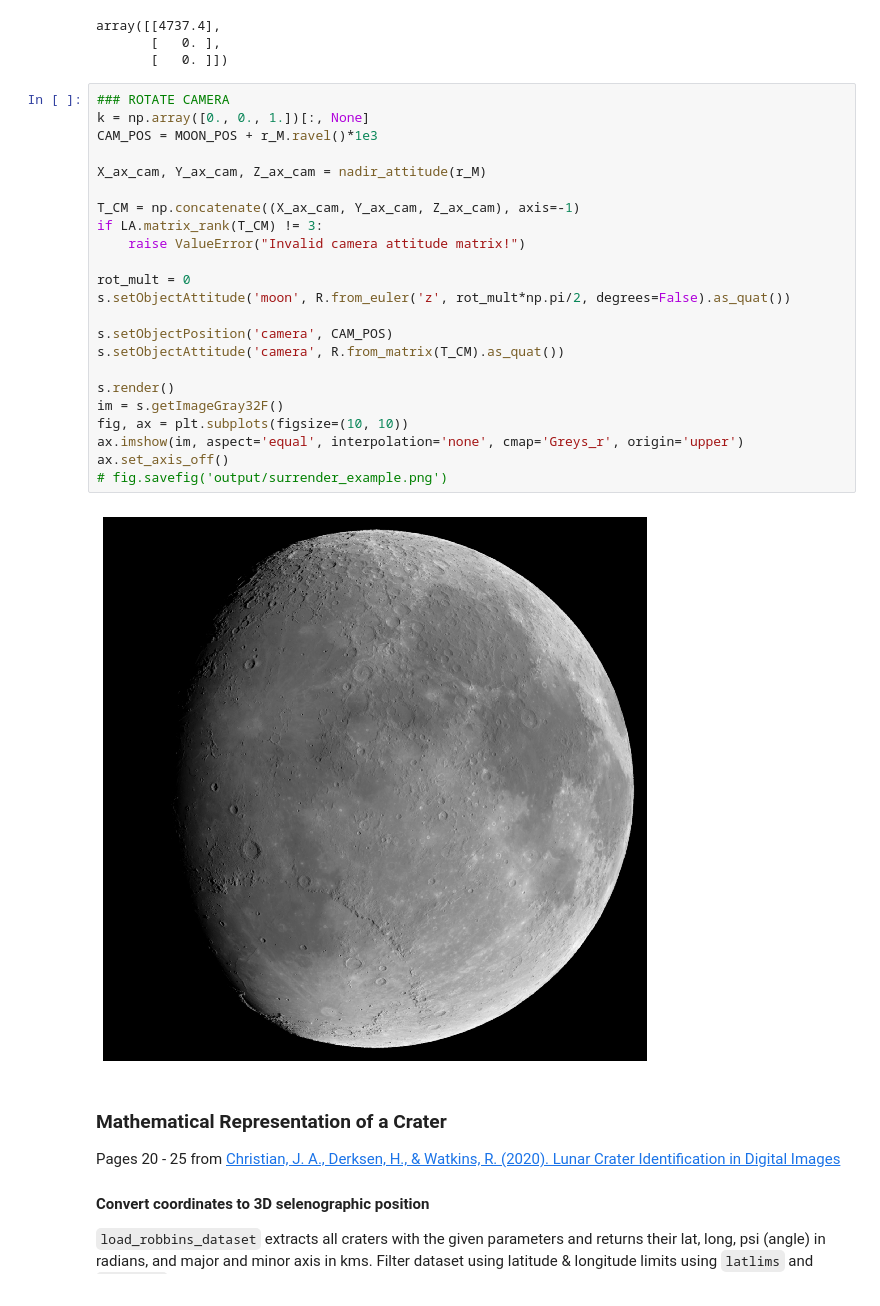
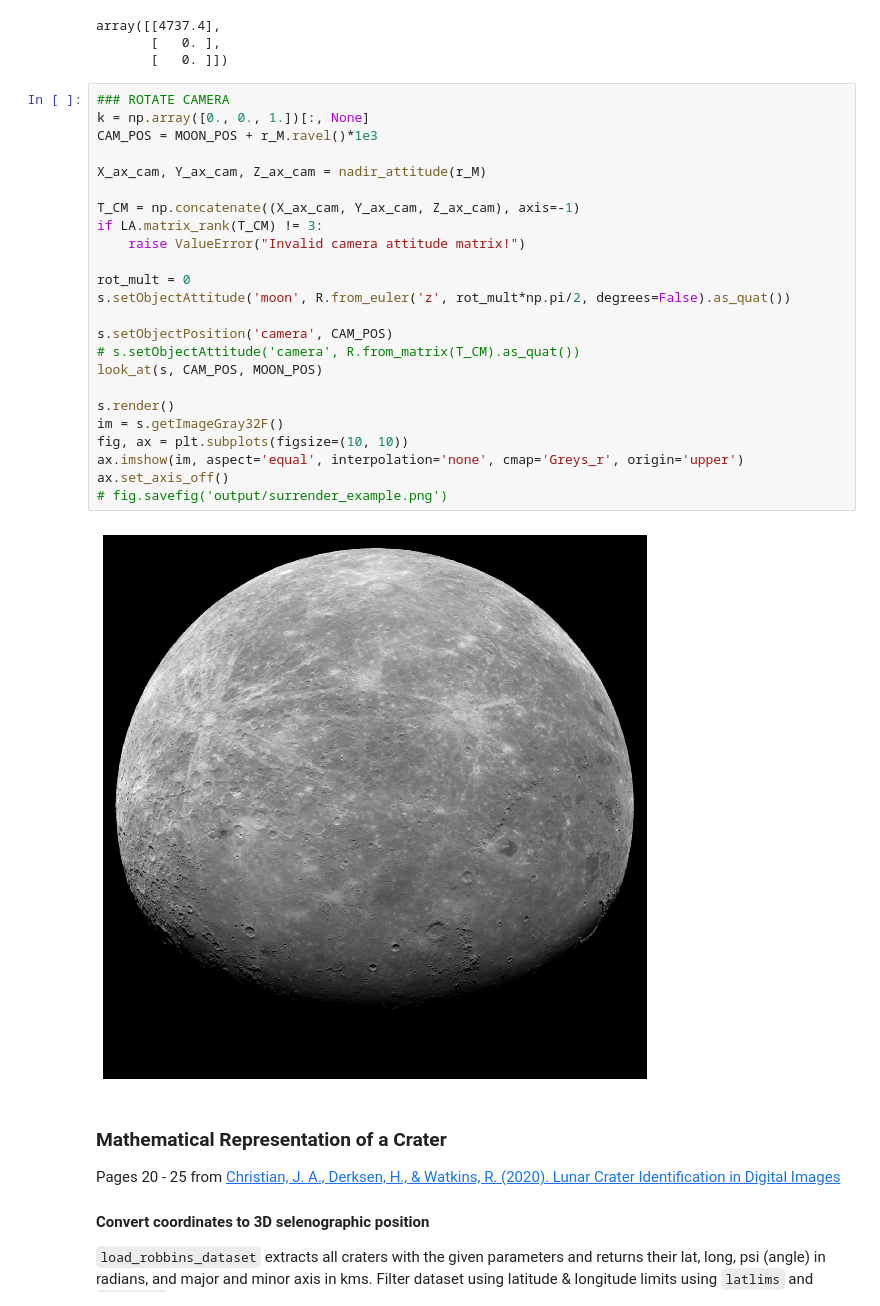
Before and after one commit to wdoppenberg/crater-detection, a Jupyter notebook: notebooks/projection.ipynb, the cells around one changed output. Drawn from its saved outputs; the diff is of its cells as text.

```diff
--- a/notebooks/projection.ipynb
+++ b/notebooks/projection.ipynb
@@ -186,28 +187,29 @@ array([[4737.4],
 # %%
 ### ROTATE CAMERA
 k = np.array([0., 0., 1.])[:, None]
 CAM_POS = MOON_POS + r_M.ravel()*1e3
 
 X_ax_cam, Y_ax_cam, Z_ax_cam = nadir_attitude(r_M)
 
 T_CM = np.concatenate((X_ax_cam, Y_ax_cam, Z_ax_cam), axis=-1)
 if LA.matrix_rank(T_CM) != 3:
     raise ValueError("Invalid camera attitude matrix!")
 
 rot_mult = 0
 s.setObjectAttitude('moon', R.from_euler('z', rot_mult*np.pi/2, degrees=False).as_quat())
 
 s.setObjectPosition('camera', CAM_POS)
-s.setObjectAttitude('camera', R.from_matrix(T_CM).as_quat())
+# s.setObjectAttitude('camera', R.from_matrix(T_CM).as_quat())
+look_at(s, CAM_POS, MOON_POS)
 
 s.render()
 im = s.getImageGray32F()
 fig, ax = plt.subplots(figsize=(10, 10))
 ax.imshow(im, aspect='equal', interpolation='none', cmap='Greys_r', origin='upper')
 ax.set_axis_off()
 # fig.savefig('output/surrender_example.png')
 # %% [output]
-[figure, old version]
+[figure, new version]
 # %% [markdown]
 ### Mathematical Representation of a Crater
 Pages 20 - 25 from [Christian, J. A., Derksen, H., & Watkins, R. (2020). Lunar Crater Identification in Digital Images](http://arxiv.org/abs/2009.01228)
```
Also changed, not shown: parts of 6 cells of this notebook, 6 other files.
